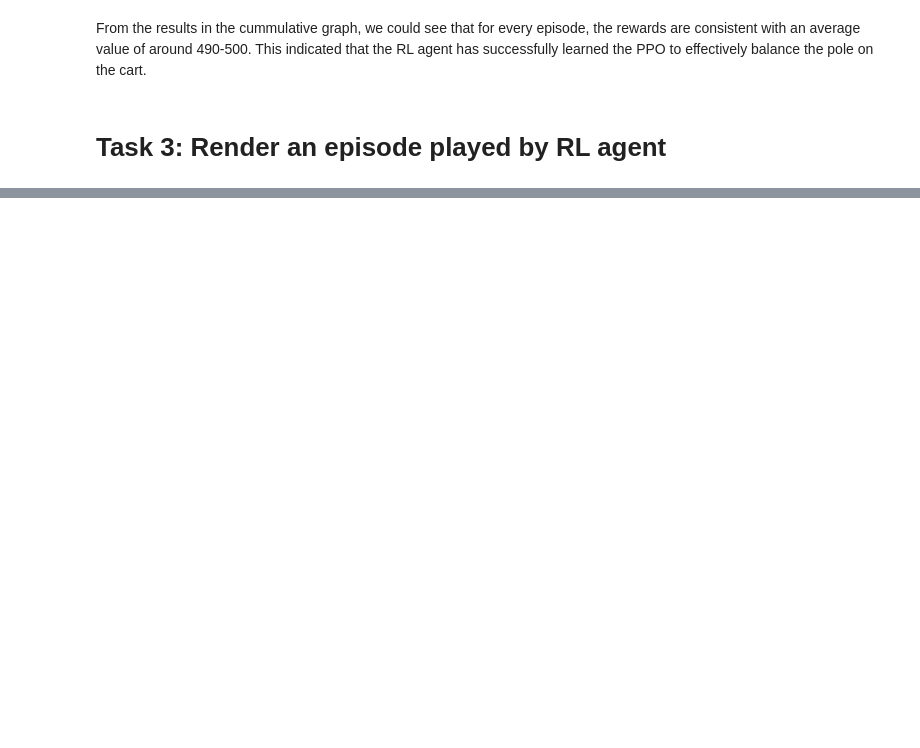
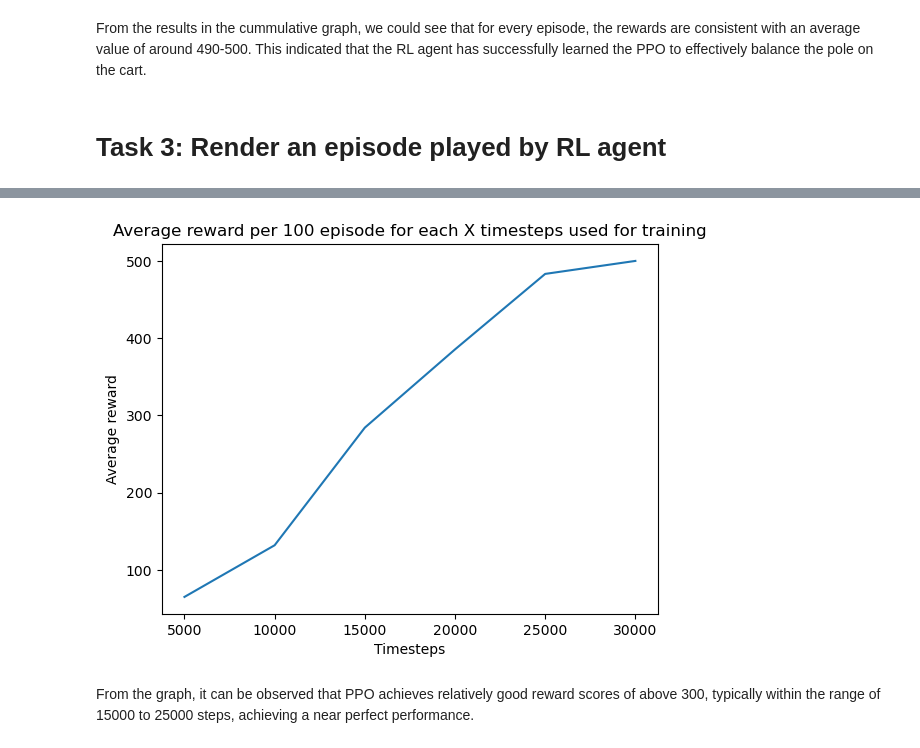
Before and after one commit to Ruin9999/pole-cart-balancer-rl, a Jupyter notebook: pole-cart-balancer-rl.ipynb, the cells around one changed output, grey strips where cells are left out. Saved outputs shown, nothing was run; the diff lists cells and outputs as text; code cells hidden in the pictures; blank space fills up the shorter version.

```diff
--- a/pole-cart-balancer-rl.ipynb
+++ b/pole-cart-balancer-rl.ipynb
@@ -238,0 +367,12 @@ cv2.destroyAllWindows()
+# %%
+plt.plot(avg_score_per_dif_timesteps)
+x_labels = ['5000', '10000', '15000', '20000', '25000', '30000']
+plt.title("Average reward per 100 episode for each X timesteps used for training")
+plt.ylabel("Average reward")
+plt.xlabel("Timesteps")
+plt.xticks(range(len(x_labels)), x_labels)
+plt.show()
+# %% [output]
+[figure, added]
+# %% [markdown]
+From the graph, it can be observed that PPO achieves relatively good reward scores of above 300, typically within the range of 15000 to 25000 steps, achieving  a near perfect performance.
```
Also changed, not shown: parts of 25 cells of this notebook, 2 other files.
